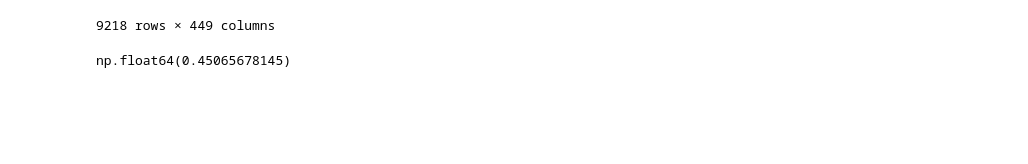
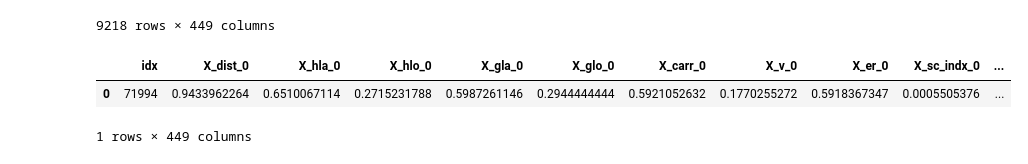
Before and after one commit to roninrp/solar_wind, a Jupyter notebook: notebooks/IPS_OMNI.ipynb, the cells around one changed output. Drawn from its saved outputs; the diff is of its cells as text; code cells hidden in the pictures; blank space fills up the shorter version.

Commit message:
model fixed, trainer incomplete

```diff
--- a/notebooks/IPS_OMNI.ipynb
+++ b/notebooks/IPS_OMNI.ipynb
@@ -643,6 +643,10 @@ full_df.loc[(full_df.index >= train_val_mark) & (full_df.X_time_trgt_0 > full_df
 | 81211 | 81211 | 0.6792452830 | 0.7382550336 | 0.7748344371 | 0.7707006369 | 0.2444444444 | 0.9157894737 | 0.2036625971 | 0.4285714286 | 0.0006129032 | ... |
 9218 rows × 449 columns
 # %%
-full_df.iloc[train_val_mark].X_time_trgt_0
+val_df = pd.read_csv("../data/data_generated/val/val_ips_omni_df.csv")
-# %% [output]
-np.float64(0.45065678145)
+# %%
+val_df.loc[val_df.idx==val_df.idx[0]]
+# %% [output]
+|  | idx | X_dist_0 | X_hla_0 | X_hlo_0 | X_gla_0 | X_glo_0 | X_carr_0 | X_v_0 | X_er_0 | X_sc_indx_0 | ... |
+| 0 | 71994 | 0.9433962264 | 0.6510067114 | 0.2715231788 | 0.5987261146 | 0.2944444444 | 0.5921052632 | 0.1770255272 | 0.5918367347 | 0.0005505376 | ... |
+1 rows × 449 columns
```
Also changed, not shown: parts of 3 cells of this notebook, 4 other files.
